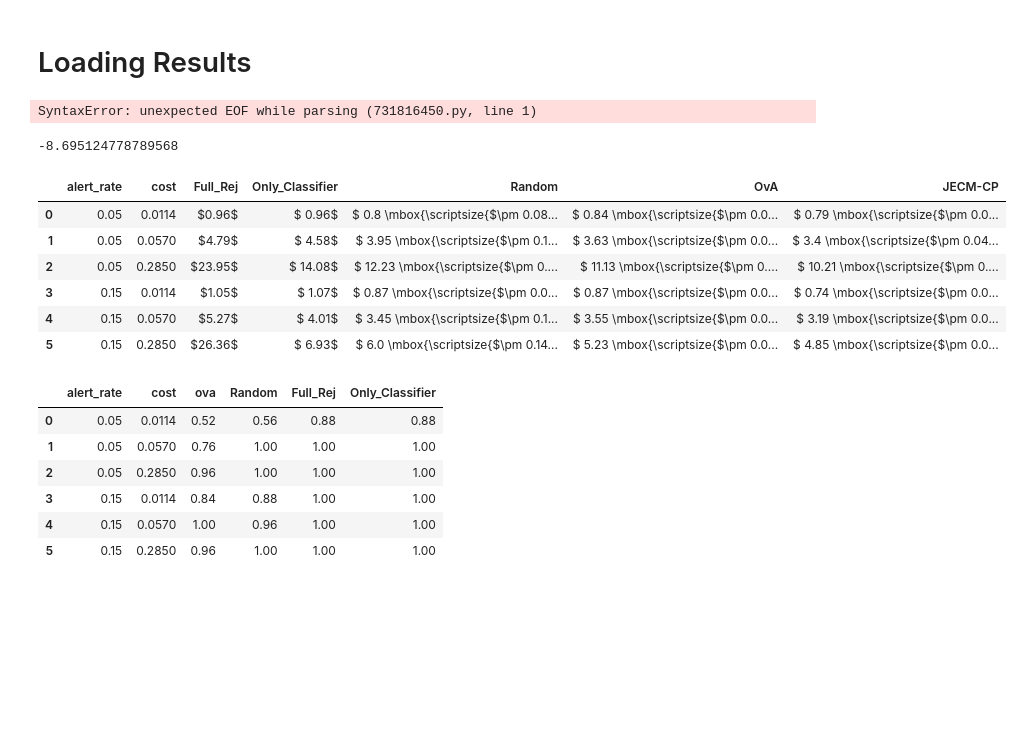
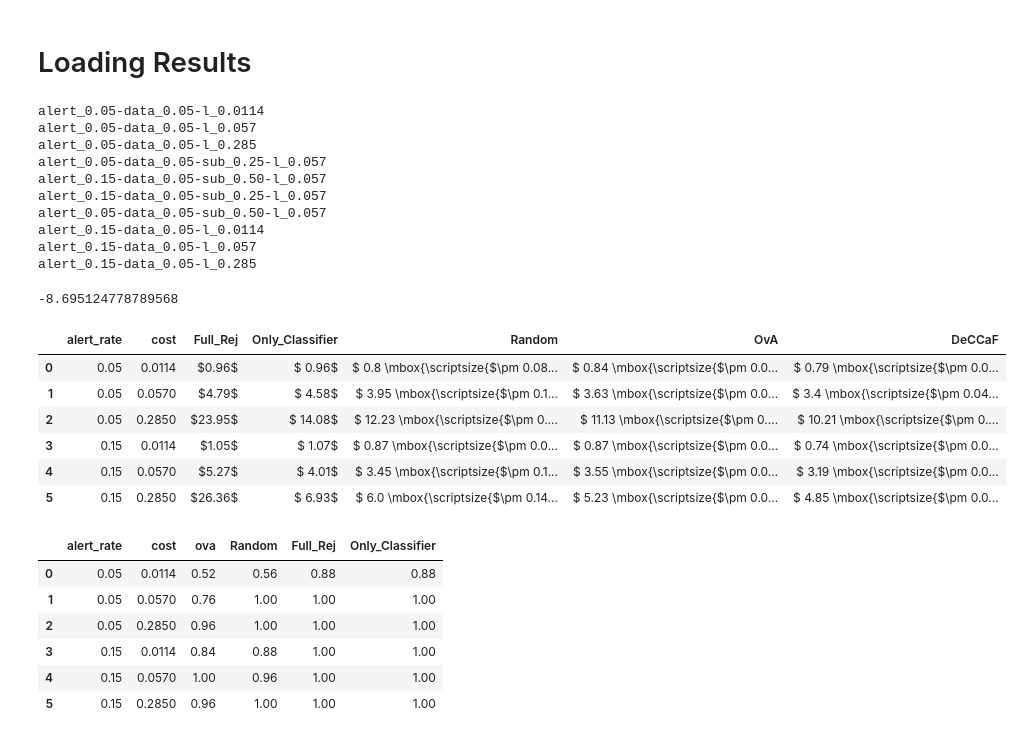
Before and after one commit to feedzai/deccaf, a Jupyter notebook: Code/deferral/process_results.ipynb, the cells around one changed output. Saved outputs shown, nothing was run; the diff lists cells and outputs as text; code cells hidden in the pictures; blank space fills up the shorter version.

Commit message:
Commit directory changes

```diff
--- a/Code/deferral/process_results.ipynb
+++ b/Code/deferral/process_results.ipynb
@@ -32,10 +32,10 @@ def cat_checker(data, features, cat_dict):
 CATEGORICAL_COLS = data_cfg['data_cols']['categorical']
 # %%
 train = dict()
-for dir in os.listdir('../testbed/testbed/'):
+for dir in os.listdir('../../Data_and_models/testbed/'):
     train[dir] = dict()
-    for dir2 in os.listdir(f'../testbed/testbed/{dir}/train_alert/'):
-        train[dir][dir2] = pd.read_parquet(f'../testbed/testbed/{dir}/train_alert/{dir2}/train.parquet')
+    for dir2 in os.listdir(f'../../Data_and_models/testbed/{dir}/train_alert/'):
+        train[dir][dir2] = pd.read_parquet(f'../../Data_and_models/testbed/{dir}/train_alert/{dir2}/train.parquet')
         train_properties = pd.DataFrame(columns = ['alert_rate','sub','cost','seed','fp','fn','tp','tn','correct','incorrect'])
 
 train_properties_rescaled = pd.DataFrame(columns = ['alert_rate','sub','cost','seed','fp','fn','tp','tn','correct','incorrect'])
@@ -205,6 +205,6 @@ plt.show()
 # %%
 a = auc.loc[auc['alert_rate'] == 0.15].melt(id_vars=['seed','model','sub','cost','alert_rate'])
-a.replace(['jecm','ova'],['JECM','OvA'], inplace = True)
+a.replace(['deccaf','ova'],['deccaf','OvA'], inplace = True)
 a.rename(columns={'model': 'Method'}, inplace=True)
 #a.loc[a['alert_rate'] == 0.05]
 sns.set_style("whitegrid")
@@ -212,7 +212,7 @@ f, ax = plt.subplots(figsize=(12, 3), ncols=4, nrows = 1, layout = 'tight')
 
 sns.lineplot(ax = ax[1],data = a, x = 'cost', y = 'value',hue = 'Method', markers = True, marker = 'o', err_style = 'bars', err_kws={"capsize": 2})
 a = auc.loc[auc['alert_rate'] == 0.05].melt(id_vars=['seed','model','sub','cost','alert_rate'])
-a.replace(['jecm','ova'],['JECM','OvA'], inplace = True)
+a.replace(['deccaf','ova'],['deccaf','OvA'], inplace = True)
 a.rename(columns={'model': 'Method'}, inplace=True)
 #a.loc[a['alert_rate'] == 0.05]
 sns.lineplot(ax = ax[0], data = a, x = 'cost', y = 'value',hue = 'Method', markers = True, marker = 'o', err_style = 'bars', err_kws={"capsize": 2})
@@ -235,7 +235,7 @@ ax[1].axhline(y=0.50,xmin=0,xmax=3,c="black",linewidth=1,zorder=1, linestyle = '
 
 a = ece.loc[ece['alert_rate'] == 0.15].melt(id_vars=['seed','model','sub','cost','alert_rate'])
 a['value'] = a['value']*100
-a.replace(['jecm','ova'],['JECM','OvA'], inplace = True)
+a.replace(['deccaf','ova'],['deccaf','OvA'], inplace = True)
 a.rename(columns={'model': 'Method'}, inplace=True)
 #a.loc[a['alert_rate'] == 0.05]
 sns.set_style("whitegrid")
@@ -243,7 +243,7 @@ sns.set_style("whitegrid")
 sns.lineplot(ax = ax[3],data = a, x = 'cost', y = 'value',hue = 'Method', markers = True, marker = 'o', err_style = 'bars', err_kws={"capsize": 2})
 a = ece.loc[ece['alert_rate'] == 0.05].melt(id_vars=['seed','model','sub','cost','alert_rate'])
 a['value'] = a['value']*100
-a.replace(['jecm','ova'],['JECM','OvA'], inplace = True)
+a.replace(['deccaf','ova'],['deccaf','OvA'], inplace = True)
 a.rename(columns={'model': 'Method'}, inplace=True)
 #a.loc[a['alert_rate'] == 0.05]
 sns.lineplot(ax = ax[2], data = a, x = 'cost', y = 'value',hue = 'Method', markers = True, marker = 'o', err_style = 'bars', err_kws={"capsize": 2})
@@ -296,8 +296,8 @@ test_env_df = pd.DataFrame(columns = ['scen','cost','sub', 'alert_rate','trainin
 
 costs = cfg['costs']
 
-if not os.path.isfile('./def_results_alert/results.parquet'):
-    for scen in os.listdir('../data/alerts'):
+if not os.path.isfile('../../Data_and_models/deferral/def_results_alert/results.parquet'):
+    for scen in os.listdir('../../Data_and_models/data/alerts'):
         if len(scen.split('-')) == 3:
             sub_test_bool = True
         else:
@@ -307,24 +307,24 @@ if not os.path.isfile('./def_results_alert/results.parquet'):
                 continue
             scen = scen.split('.parquet')[0]
             print(f'{scen}-l_{l}')
-            alerts = pd.read_parquet(f'../data/alerts/{scen}.parquet')
+            alerts = pd.read_parquet(f'../../Data_and_models/data/alerts/{scen}.parquet')
             test = alerts.loc[alerts['month'] == 7]
             a = dict()
-            for direc in os.listdir(f'../testbed/testbed/{scen}-l_{l}/test/'):
-                if os.path.isfile(f'../testbed/testbed/{scen}-l_{l}/test/' + direc):
+            for direc in os.listdir(f'../../Data_and_models/testbed/{scen}-l_{l}/test/'):
+                if os.path.isfile(f'../../Data_and_models/testbed/{scen}-l_{l}/test/' + direc):
                     continue
                 a[direc] = dict()
-                a[direc]['bat'] = pd.read_csv(f'../testbed/testbed/{scen}-l_{l}/test/' + direc + '/batches.csv')
-                a[direc]['cap'] = pd.read_csv(f'../testbed/testbed/{scen}-l_{l}/test/' + direc + '/capacity.csv')
+                a[direc]['bat'] = pd.read_csv(f'../../Data_and_models/testbed/{scen}-l_{l}/test/' + direc + '/batches.csv')
+                a[direc]['cap'] = pd.read_csv(f'../../Data_and_models/testbed/{scen}-l_{l}/test/' + direc + '/capacity.csv')
 
 
             alert_rate = float(scen.split('-')[0].split('_')[1])
 
-            seeds = os.listdir(f'./def_results_alert/{scen}-l_{l}/')
+            seeds = os.listdir(f'../../Data_and_models/deferral/def_results_alert/{scen}-l_{l}/')
             for seed in seeds:
                 if seed in ['Random','Full_Rej','Only_Classifier']:
                     continue
-                models = ['JECM-CP','OvA']
+                models = ['DeCCaF','OvA']
                 if len(scen.split('-')) ==2:
                     sub = 1
                 else:
@@ -356,7 +356,7 @@ if not os.path.isfile('./def_results_alert/results.parquet'):
                             deferral_rate = 0.9
 
 
-                            reviews = pd.read_parquet(f'./def_results_alert/{scen}-l_{l}/{seed}/{model}/{direc}/results.parquet')
+                            reviews = pd.read_parquet(f'../../Data_and_models/deferral/def_results_alert/{scen}-l_{l}/{seed}/{model}/{direc}/results.parquet')
                             reviews = reviews['prediction']
                             labels = test.loc[reviews.index,'fraud_bool']
 
@@ -431,7 +431,7 @@ if not os.path.isfile('./def_results_alert/results.parquet'):
                             deferral_rate = 0.9
                             exp_pool = 'standard'
 
-                            reviews = pd.read_parquet(f'./def_results_alert/{scen}-l_{l}/{model}/{direc}/results.parquet')
+                            reviews = pd.read_parquet(f'../../Data_and_models/deferral/def_results_alert/{scen}-l_{l}/{model}/{direc}/results.parquet')
                             reviews = reviews['prediction']
                             labels = test.loc[reviews.index,'fraud_bool']
 
@@ -481,9 +481,20 @@ if not os.path.isfile('./def_results_alert/results.parquet'):
     test_env_df['cost/100 instances'] = test_env_df['fp']*test_env_df['cost'] + test_env_df['fn']
     test_env_df['cost/100 instances'] = test_env_df['cost/100 instances'].astype('float')/(test_env_df['fp'] + test_env_df['fn'] +test_env_df['tp'] + test_env_df['tn']).astype('float')*100
     test_env_df = test_env_df.replace('NA',np.nan)
-    test_env_df.to_parquet('./def_results_alert/results.parquet')
+    test_env_df.to_parquet('../../Data_and_models/deferral/def_results_alert/results.parquet')
 else:
-    test_env_df = pd.read_parquet('./def_results_alert/results.parquet')
+    test_env_df = pd.read_parquet('../../Data_and_models/deferral/def_results_alert/results.parquet')
+# %% [output]
+alert_0.05-data_0.05-l_0.0114
+alert_0.05-data_0.05-l_0.057
+alert_0.05-data_0.05-l_0.285
+alert_0.05-data_0.05-sub_0.25-l_0.057
+alert_0.15-data_0.05-sub_0.50-l_0.057
+alert_0.15-data_0.05-sub_0.25-l_0.057
+alert_0.05-data_0.05-sub_0.50-l_0.057
+alert_0.15-data_0.05-l_0.0114
+alert_0.15-data_0.05-l_0.057
+alert_0.15-data_0.05-l_0.285
 # %%
 test_env_df = test_env_df.loc[(test_env_df['sub'] == 1.0)|test_env_df['sub'].isna()]
 test_env_df['cost/100 instances'] = (test_env_df['fp']*test_env_df['cost'] + test_env_df['fn'])/(test_env_df['fp'] + test_env_df['tn'] + test_env_df['fn'] + test_env_df['tp'])*100
@@ -493,32 +504,28 @@ a_5 = a.loc[a['scen'] == 'alert_0.05-data_0.05']
 a_15 = a.loc[a['scen'] == 'alert_0.15-data_0.05']
 
 ova = test_env_df.loc[test_env_df['model'] == 'OvA']
-JECM = test_env_df.loc[test_env_df['model'] == 'JECM-CP']
+deccaf = test_env_df.loc[test_env_df['model'] == 'DeCCaF']
 ran = test_env_df.loc[test_env_df['model'] == 'Random']
 rej = test_env_df.loc[test_env_df['model'] == 'Full_Rej']
 aux = test_env_df.loc[test_env_df['model'] == 'Only_Classifier']
 sns.set_style('whitegrid')
 # %%
-np.minimum(ova.groupby(by = ['alert_rate','cost']).reset_index()['cost/100 instances'],.groupby(by = ['alert_rate','cost']).reset_index()['cost/100 instances'])
+((deccaf.groupby(by = ['alert_rate','cost']).mean().reset_index().loc[:,'cost/100 instances'] - ova.groupby(by = ['alert_rate','cost']).mean().reset_index().loc[:,'cost/100 instances'])/ova.groupby(by = ['alert_rate','cost']).mean().reset_index().loc[:,'cost/100 instances']*100).mean()
 # %% [output]
-SyntaxError: unexpected EOF while parsing (731816450.py, line 1)
+-8.695124778789568
-# %%
-((JECM.groupby(by = ['alert_rate','cost']).mean().reset_index().loc[:,'cost/100 instances'] - ova.groupby(by = ['alert_rate','cost']).mean().reset_index().loc[:,'cost/100 instances'])/ova.groupby(by = ['alert_rate','cost']).mean().reset_index().loc[:,'cost/100 instances']*100).mean()
-# %% [output]
--8.695124778789568
 # %%
 table = pd.DataFrame()
 table = rej.groupby(by = ['alert_rate','cost']).mean().loc[:,'cost/100 instances'].reset_index().copy()
 
 table = table.rename(columns = {'cost/100 instances': 'Full_Rej'})
 table['Full_Rej'] = "$" + table['Full_Rej'].round(2).astype(str) + "$"
 table['Only_Classifier'] = "$ " + aux.groupby(by = ['alert_rate','cost']).mean().reset_index().loc[:,'cost/100 instances'].round(2).astype(str) + '$'
 table['Random'] = "$ "  + ran.groupby(by = ['alert_rate','cost']).mean().reset_index().loc[:,'cost/100 instances'].round(2).astype(str)  + ' \mbox{\scriptsize{$\pm '+  (ran.groupby(by = ['alert_rate','cost']).std().reset_index().loc[:,'cost/100 instances']*1.96/np.sqrt(ran.groupby(by = ['alert_rate','cost']).count().reset_index().loc[:,'cost/100 instances'])).round(2).astype(str)+ "$ }} $"
 table['OvA'] ="$ "  + ova.groupby(by = ['alert_rate','cost']).mean().reset_index().loc[:,'cost/100 instances'].round(2).astype(str) + ' \mbox{\scriptsize{$\pm '+  (ova.groupby(by = ['alert_rate','cost']).std().reset_index().loc[:,'cost/100 instances']*1.96/np.sqrt(ova.groupby(by = ['alert_rate','cost']).count().reset_index().loc[:,'cost/100 instances'])).round(2).astype(str)+ "$ }} $"
-table['JECM-CP'] = "$ "  +JECM.groupby(by = ['alert_rate','cost']).mean().reset_index().loc[:,'cost/100 instances'].round(2).astype(str) + ' \mbox{\scriptsize{$\pm '+  (JECM.groupby(by = ['alert_rate','cost']).std().reset_index().loc[:,'cost/100 instances']*1.96/np.sqrt(JECM.groupby(by = ['alert_rate','cost']).count().reset_index().loc[:,'cost/100 instances'])).round(2).astype(str)+ "$ }} $"
+table['DeCCaF'] = "$ "  +deccaf.groupby(by = ['alert_rate','cost']).mean().reset_index().loc[:,'cost/100 instances'].round(2).astype(str) + ' \mbox{\scriptsize{$\pm '+  (deccaf.groupby(by = ['alert_rate','cost']).std().reset_index().loc[:,'cost/100 instances']*1.96/np.sqrt(deccaf.groupby(by = ['alert_rate','cost']).count().reset_index().loc[:,'cost/100 instances'])).round(2).astype(str)+ "$ }} $"
 table
 # %% [output]
-|  | alert_rate | cost | Full_Rej | Only_Classifier | Random | OvA | JECM-CP |
+|  | alert_rate | cost | Full_Rej | Only_Classifier | Random | OvA | DeCCaF |
 | 0 | 0.05 | 0.0114 | $0.96$ | $ 0.96$ | $ 0.8 \mbox{\scriptsize{$\pm 0.08... | $ 0.84 \mbox{\scriptsize{$\pm 0.0... | $ 0.79 \mbox{\scriptsize{$\pm 0.0... |
 | 1 | 0.05 | 0.0570 | $4.79$ | $ 4.58$ | $ 3.95 \mbox{\scriptsize{$\pm 0.1... | $ 3.63 \mbox{\scriptsize{$\pm 0.0... | $ 3.4 \mbox{\scriptsize{$\pm 0.04... |
 | 2 | 0.05 | 0.2850 | $23.95$ | $ 14.08$ | $ 12.23 \mbox{\scriptsize{$\pm 0.... | $ 11.13 \mbox{\scriptsize{$\pm 0.... | $ 10.21 \mbox{\scriptsize{$\pm 0.... |
```
Also changed, not shown: parts of 9 cells of this notebook, 15 other files.
